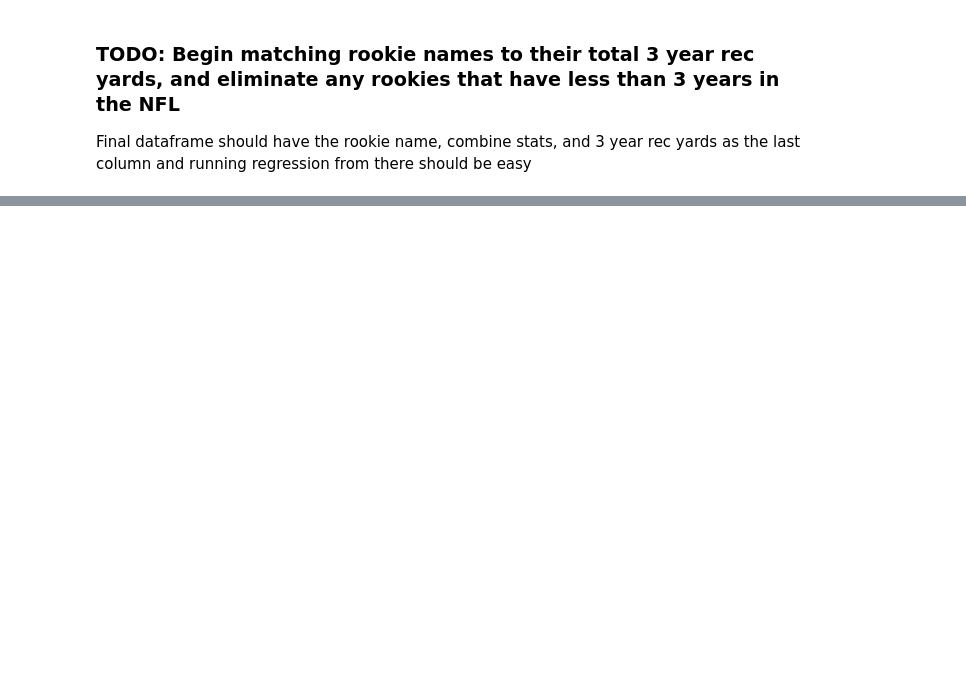
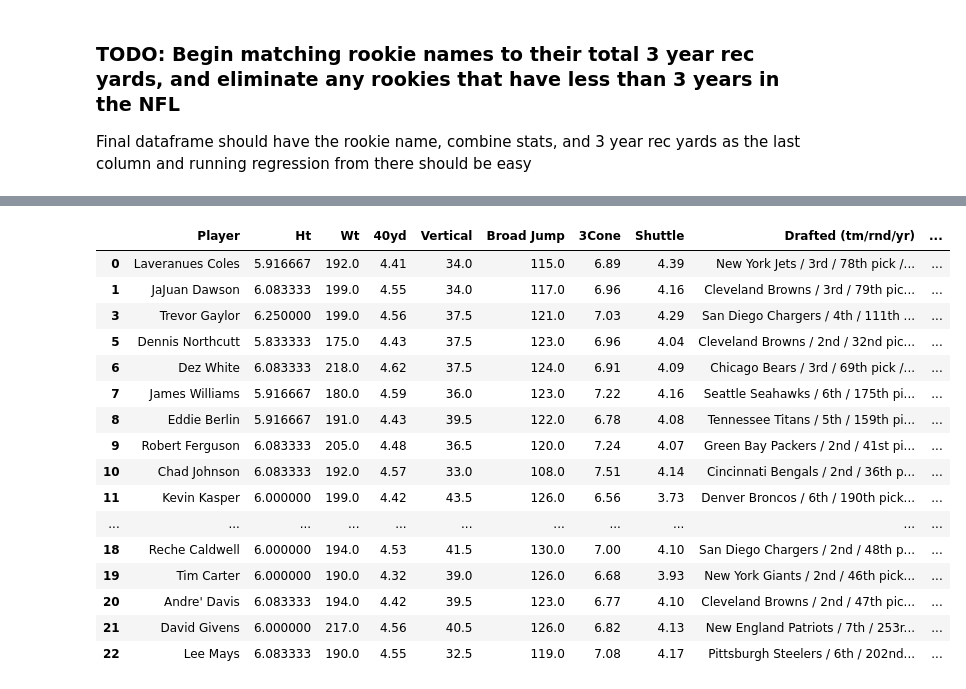
Before and after one commit to vidmt/msas-project, a Jupyter notebook: nfl_combine_analysis.ipynb, the cells around one changed output, grey strips where cells are left out. Saved outputs shown, nothing was run; the diff lists cells and outputs as text; code cells hidden in the pictures; blank space fills up the shorter version.

```diff
--- a/nfl_combine_analysis.ipynb
+++ b/nfl_combine_analysis.ipynb
@@ -380,4 +366,24 @@ merged_df['Ht'] = merged_df['Ht'].apply(convert_height_to_decimal)
 
 merged_df.to_csv("output.csv", index=False)
 # %%
-### Regression Time
+shuttle_missing = merged_df["Drafted (tm/rnd/yr)"].isna().sum()
+merged_clean = merged_df.dropna()
+merged_clean.head(20)
+# %% [output]
+|  | Player | Ht | Wt | 40yd | Vertical | Broad Jump | 3Cone | Shuttle | Drafted (tm/rnd/yr) | ... |
+| 0 | Laveranues Coles | 5.916667 | 192.0 | 4.41 | 34.0 | 115.0 | 6.89 | 4.39 | New York Jets / 3rd / 78th pick /... | ... |
+| 1 | JaJuan Dawson | 6.083333 | 199.0 | 4.55 | 34.0 | 117.0 | 6.96 | 4.16 | Cleveland Browns / 3rd / 79th pic... | ... |
+| 3 | Trevor Gaylor | 6.250000 | 199.0 | 4.56 | 37.5 | 121.0 | 7.03 | 4.29 | San Diego Chargers / 4th / 111th ... | ... |
+| 5 | Dennis Northcutt | 5.833333 | 175.0 | 4.43 | 37.5 | 123.0 | 6.96 | 4.04 | Cleveland Browns / 2nd / 32nd pic... | ... |
+| 6 | Dez White | 6.083333 | 218.0 | 4.62 | 37.5 | 124.0 | 6.91 | 4.09 | Chicago Bears / 3rd / 69th pick /... | ... |
+| 7 | James Williams | 5.916667 | 180.0 | 4.59 | 36.0 | 123.0 | 7.22 | 4.16 | Seattle Seahawks / 6th / 175th pi... | ... |
+| 8 | Eddie Berlin | 5.916667 | 191.0 | 4.43 | 39.5 | 122.0 | 6.78 | 4.08 | Tennessee Titans / 5th / 159th pi... | ... |
+| 9 | Robert Ferguson | 6.083333 | 205.0 | 4.48 | 36.5 | 120.0 | 7.24 | 4.07 | Green Bay Packers / 2nd / 41st pi... | ... |
+| 10 | Chad Johnson | 6.083333 | 192.0 | 4.57 | 33.0 | 108.0 | 7.51 | 4.14 | Cincinnati Bengals / 2nd / 36th p... | ... |
+| 11 | Kevin Kasper | 6.000000 | 199.0 | 4.42 | 43.5 | 126.0 | 6.56 | 3.73 | Denver Broncos / 6th / 190th pick... | ... |
+| ... | ... | ... | ... | ... | ... | ... | ... | ... | ... | ... |
+| 18 | Reche Caldwell | 6.000000 | 194.0 | 4.53 | 41.5 | 130.0 | 7.00 | 4.10 | San Diego Chargers / 2nd / 48th p... | ... |
+| 19 | Tim Carter | 6.000000 | 190.0 | 4.32 | 39.0 | 126.0 | 6.68 | 3.93 | New York Giants / 2nd / 46th pick... | ... |
+| 20 | Andre' Davis | 6.083333 | 194.0 | 4.42 | 39.5 | 123.0 | 6.77 | 4.10 | Cleveland Browns / 2nd / 47th pic... | ... |
+| 21 | David Givens | 6.000000 | 217.0 | 4.56 | 40.5 | 126.0 | 6.82 | 4.13 | New England Patriots / 7th / 253r... | ... |
+| 22 | Lee Mays | 6.083333 | 190.0 | 4.55 | 32.5 | 119.0 | 7.08 | 4.17 | Pittsburgh Steelers / 6th / 202nd... | ... |
```
Also changed, not shown: parts of 14 cells of this notebook, 3 other files.
